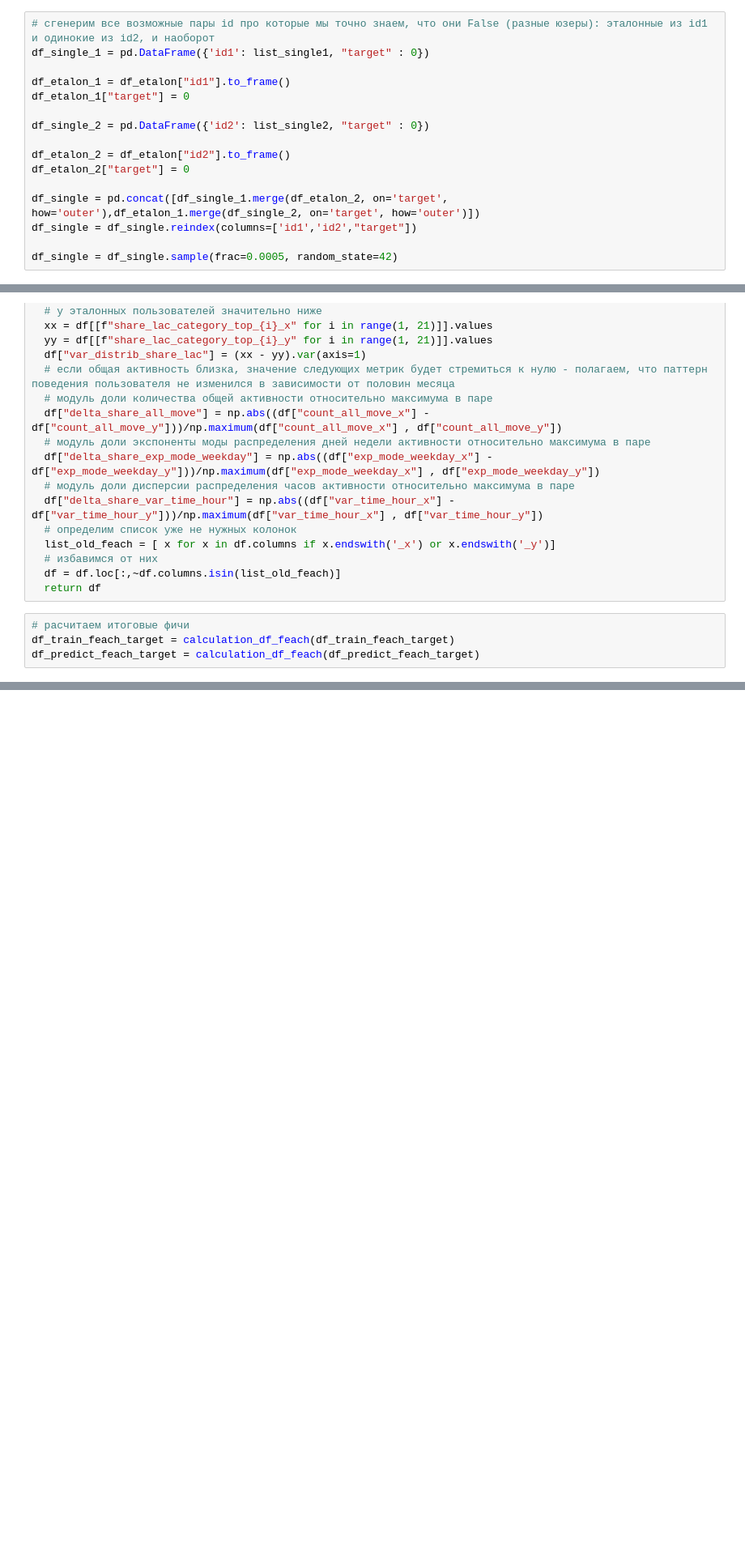
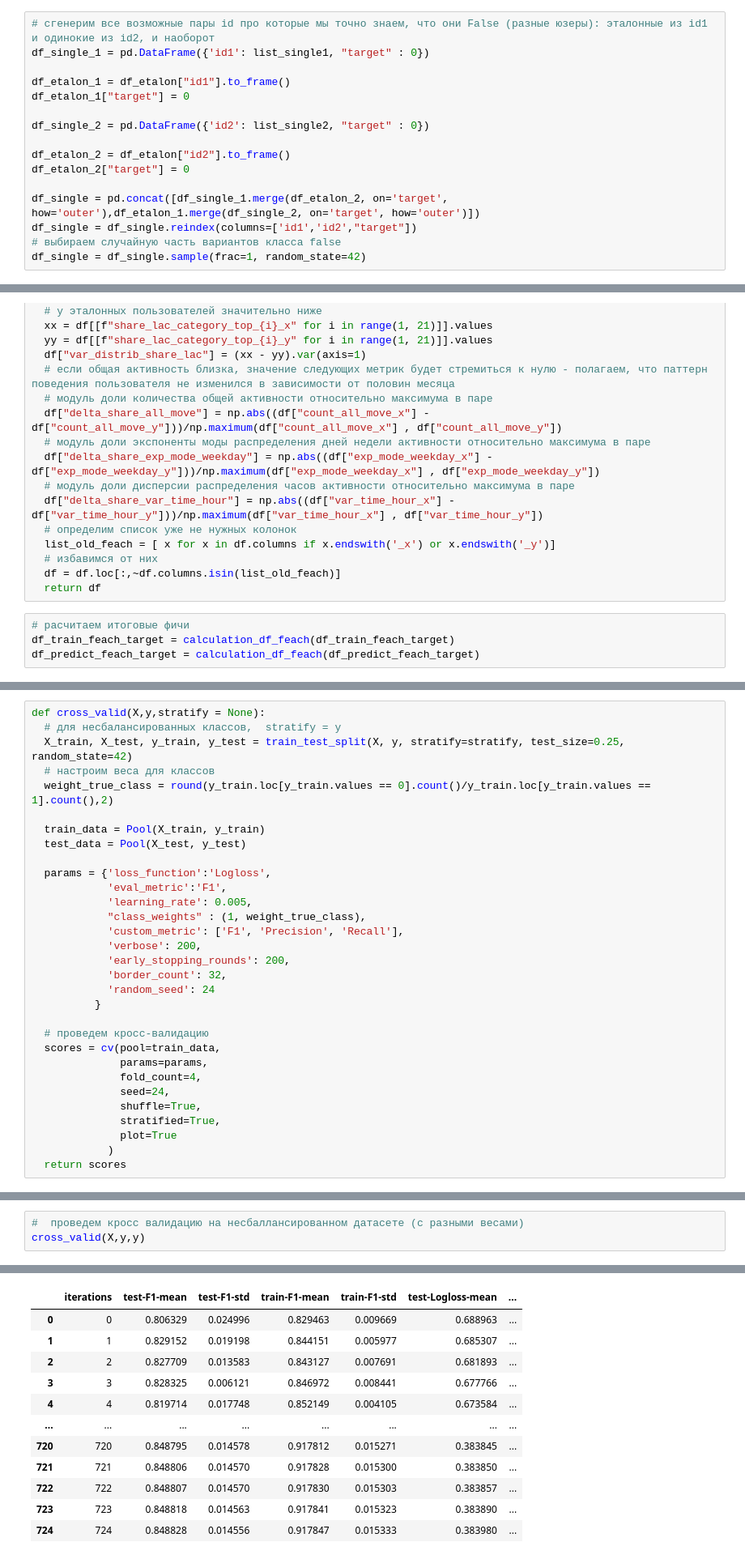
Before and after one commit to IvanovNA01/OneFactor_test, a Jupyter notebook: test_to_OneFactor.ipynb, the cells around one changed output, grey strips where cells are left out. Shown at 81% size. Cells and saved outputs as stored; diff of their text form; blank space fills up the shorter version.

```diff
--- a/test_to_OneFactor.ipynb
+++ b/test_to_OneFactor.ipynb
@@ -577,8 +577,8 @@ df_etalon_2["target"] = 0
 
 df_single = pd.concat([df_single_1.merge(df_etalon_2, on='target', how='outer'),df_etalon_1.merge(df_single_2, on='target', how='outer')])
 df_single = df_single.reindex(columns=['id1','id2',"target"])
-
-df_single = df_single.sample(frac=0.0005, random_state=42)
+# выбираем случайную часть вариантов класса false
+df_single = df_single.sample(frac=1, random_state=42)
 # %%
 # сформируем датасет для будущих предсказаний - из всех возможных пар одиноких юзеров
 df_predict =  df_single_1.merge(df_single_2, on='target', how='outer')
@@ -914,0 +669,31 @@ df_answer.to_csv("answer_to_test.csv")
+# %%
+def cross_valid(X,y,stratify = None):
+  # для несбалансированных классов,  stratify = у
+  X_train, X_test, y_train, y_test = train_test_split(X, y, stratify=stratify, test_size=0.25, random_state=42)
+  # настроим веса для классов
+  weight_true_class = round(y_train.loc[y_train.values == 0].count()/y_train.loc[y_train.values == 1].count(),2)
+
+  train_data = Pool(X_train, y_train)
+  test_data = Pool(X_test, y_test)
+
+  params = {'loss_function':'Logloss',
+            'eval_metric':'F1',
+            'learning_rate': 0.005,
+            "class_weights" : (1, weight_true_class),
+            'custom_metric': ['F1', 'Precision', 'Recall'],
+            'verbose': 200,
+            'early_stopping_rounds': 200,
+            'border_count': 32,
+            'random_seed': 24
+          }
+
+  # проведем кросс-валидацию
+  scores = cv(pool=train_data,
+              params=params,
+              fold_count=4,
+              seed=24,
+              shuffle=True,
+              stratified=True,
+              plot=True
+            )
+  return scores
@@ -914,0 +730,4 @@ df_answer.to_csv("answer_to_test.csv")
+# %%
+#  проведем кросс валидацию на несбаллансированном датасете (с разными весами)
+cross_valid(X,y,y)
+# %% [output]
@@ -914,0 +752,12 @@ df_answer.to_csv("answer_to_test.csv")
+|  | iterations | test-F1-mean | test-F1-std | train-F1-mean | train-F1-std | test-Logloss-mean | ... |
+| 0 | 0 | 0.806329 | 0.024996 | 0.829463 | 0.009669 | 0.688963 | ... |
+| 1 | 1 | 0.829152 | 0.019198 | 0.844151 | 0.005977 | 0.685307 | ... |
+| 2 | 2 | 0.827709 | 0.013583 | 0.843127 | 0.007691 | 0.681893 | ... |
+| 3 | 3 | 0.828325 | 0.006121 | 0.846972 | 0.008441 | 0.677766 | ... |
+| 4 | 4 | 0.819714 | 0.017748 | 0.852149 | 0.004105 | 0.673584 | ... |
+| ... | ... | ... | ... | ... | ... | ... | ... |
+| 720 | 720 | 0.848795 | 0.014578 | 0.917812 | 0.015271 | 0.383845 | ... |
+| 721 | 721 | 0.848806 | 0.014570 | 0.917828 | 0.015300 | 0.383850 | ... |
+| 722 | 722 | 0.848807 | 0.014570 | 0.917830 | 0.015303 | 0.383857 | ... |
+| 723 | 723 | 0.848818 | 0.014563 | 0.917841 | 0.015323 | 0.383890 | ... |
+| 724 | 724 | 0.848828 | 0.014556 | 0.917847 | 0.015333 | 0.383980 | ... |
```
Also changed, not shown: parts of 50 cells of this notebook, 32 other files.
